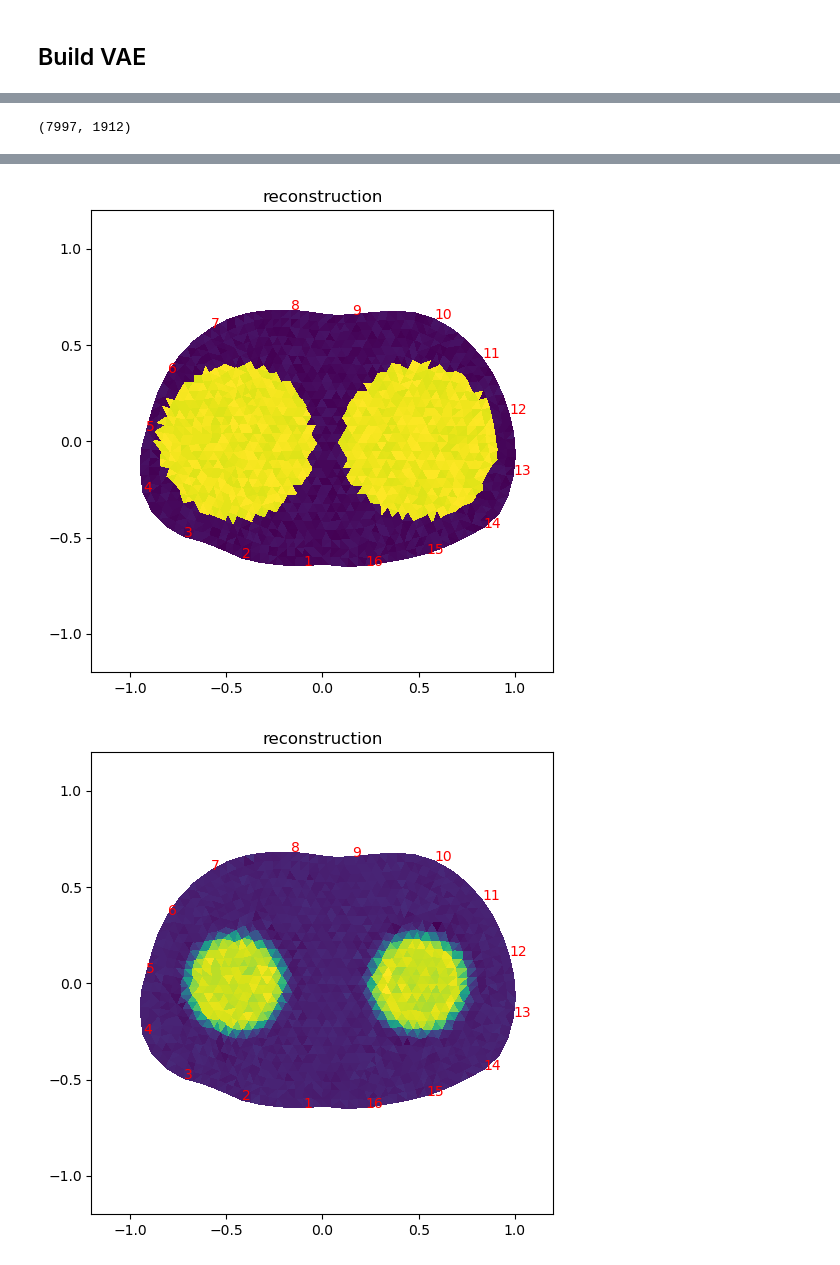
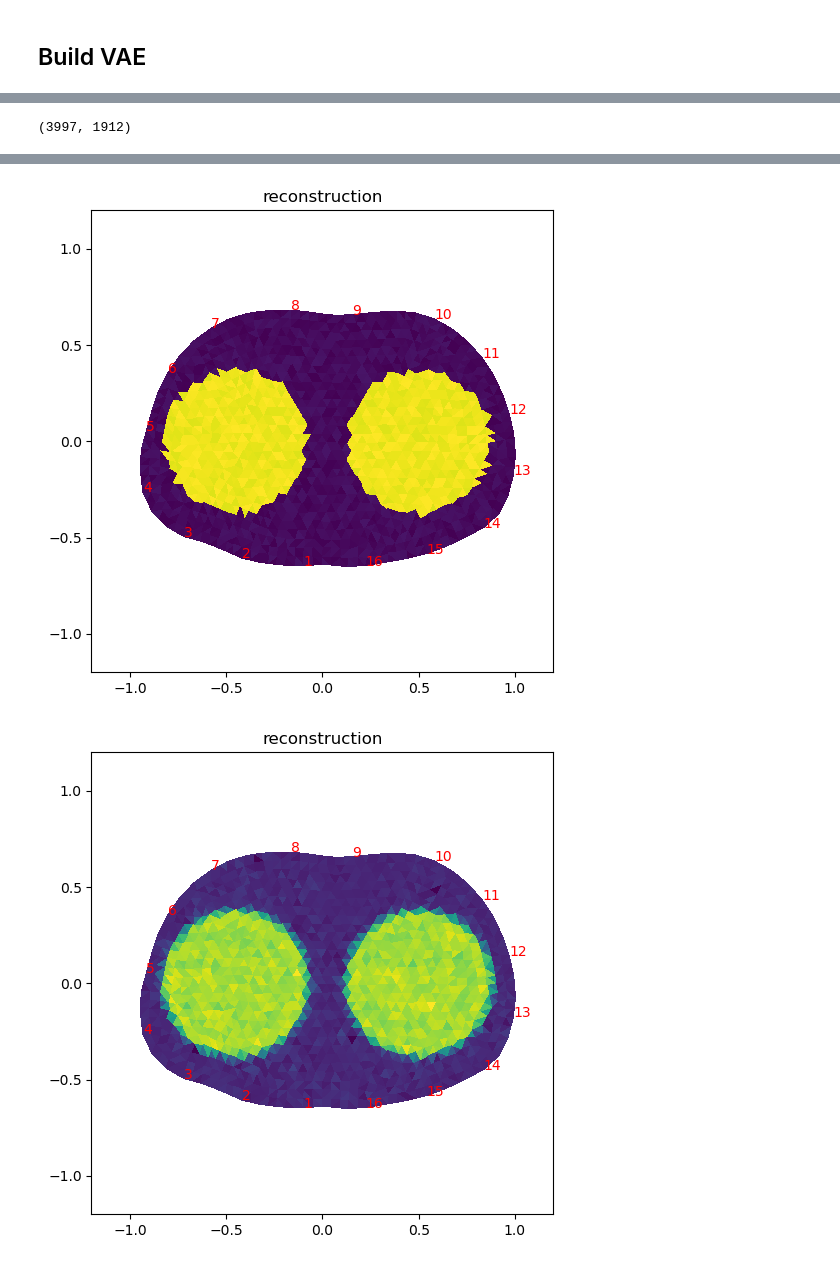
Before and after one commit to spatialaudio/Data-Driven-EIT-Imaging-using-Recurrent-Neural-Networks, a Jupyter notebook: codes/pred_thorax_LSTM_M_VAE.ipynb, the cells around one changed output, grey strips where cells are left out. Saved outputs shown, nothing was run; the diff lists cells and outputs as text; code cells hidden in the pictures.

```diff
--- a/codes/pred_thorax_LSTM_M_VAE.ipynb
+++ b/codes/pred_thorax_LSTM_M_VAE.ipynb
@@ -205,3 +216,15 @@ plt.show()
+# %%
+V = np.load("../data_thorax/V.npy", allow_pickle=True)
+perms = np.load("../data_thorax/perms.npy", allow_pickle=True)
+radii = np.load("../data_thorax/radii.npy", allow_pickle=True)
+
+tt_spl = 4000
+V_train = V[:tt_spl]
+V_test = V[tt_spl:]
+perms_train = perms[:tt_spl]
+perms_test = perms[tt_spl:]
+radii_train = radii[:tt_spl]
+radii_test = radii[tt_spl:]
 # %%
 nseg = 4
 
@@ -337,0 +532,7 @@ Epoch 25/25
+# %%
+history_lstm = mapper_lstm.fit(
+    X,
+    Y,
+    epochs=25,
+    batch_size=64,
+)
@@ -346,3 +565,3 @@ plt.show()
 # %%
-pred = mapper.predict(X)
+pred_lstm = mapper_lstm.predict(X)
 # %% [output]
@@ -356,3 +569,3 @@ pred = mapper.predict(X)
 # %%
-Perm_pred = vae.decoder.predict(pred)
+Perm_pred_lstm = vae.decoder.predict(pred_lstm)
 # %% [output]
@@ -360,11 +573,11 @@ Perm_pred = vae.decoder.predict(pred)
 # %%
-Perm_pred.shape
+Perm_pred_lstm.shape
 # %% [output]
-(7997, 1912)
+(3997, 1912)
 # %%
-plot_reconstruction(mesh_obj, perms_train[0, :] * 15)
-plot_reconstruction(mesh_obj, Perm_pred[0, :] * 15)
-plot_reconstruction(mesh_obj, perms_train[50, :] * 15)
-plot_reconstruction(mesh_obj, Perm_pred[50, :] * 15)
+plot_reconstruction(mesh_obj, perms_train[0, :])
+plot_reconstruction(mesh_obj, Perm_pred_lstm[0, :])
+plot_reconstruction(mesh_obj, perms_train[45, :])
+plot_reconstruction(mesh_obj, Perm_pred_lstm[45, :])
 # %% [output]
 [figure]
@@ -372,2 +585,2 @@ plot_reconstruction(mesh_obj, Perm_pred[50, :] * 15)
-[figure, old version]
+[figure, new version]
-[figure, old version]
+[figure, new version]
```
Also changed, not shown: parts of 62 cells of this notebook, 6 other files.
